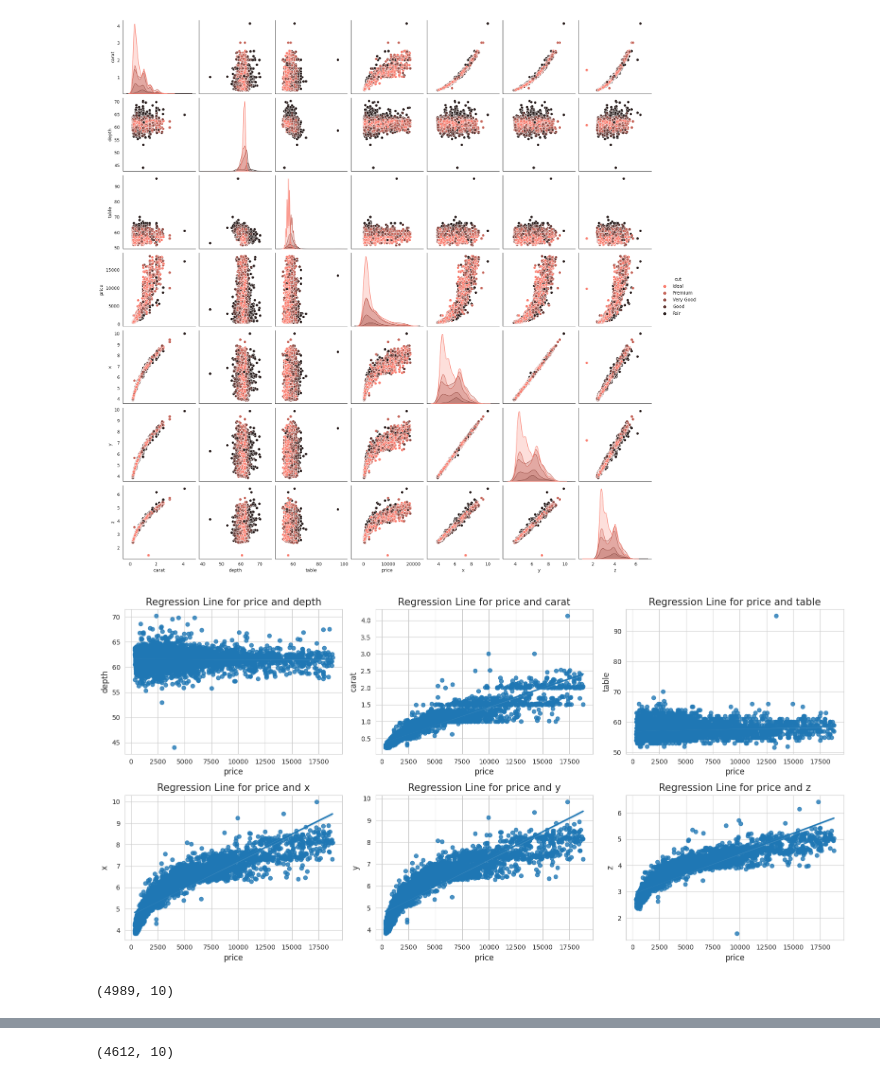
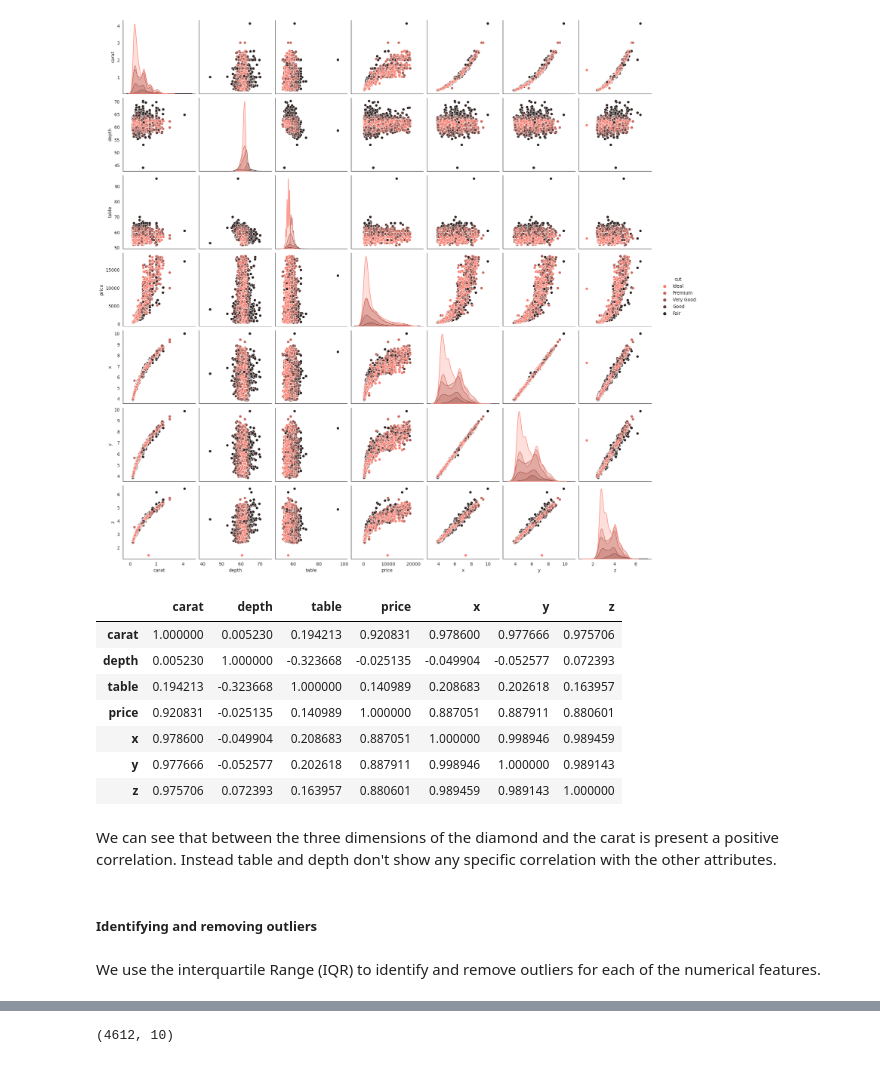
Before and after one commit to carolacaivano/Diamond-Price-Prediction, a Jupyter notebook: solution/xtream.ipynb, the cells around one changed output, grey strips where cells are left out. Drawn from its saved outputs; the diff is of its cells as text; code cells hidden in the pictures.

```diff
--- a/solution/xtream.ipynb
+++ b/solution/xtream.ipynb
@@ -155,40 +181,24 @@ sns.pairplot(data,hue='cut', palette="dark:salmon_r")
 # %% [output]
 <seaborn.axisgrid.PairGrid at 0x...>
 [figure]
-# %%
-# Assuming 'data' is your dataset and you want to create regression lines for 'price', 'depth', 'carat', 'table', 'x', and 'y' variables
-sns.set_style("whitegrid")
-
-# Define the x variable
-x_variable = 'price'
-
-# Define the list of y variables
-y_variables = ['depth', 'carat', 'table','x','y','z']
-
-# Create subplots with two rows and three columns
-fig, axes = plt.subplots(nrows=2, ncols=3, figsize=(16, 8))
-
-# Iterate over each y variable
-for i, y_var in enumerate(y_variables):
-    # Calculate row and column indices
-    row_index = i // 3
-    col_index = i % 3
-
-    # Create regplot for each y variable
-    sns.regplot(x=x_variable, y=y_var, data=data, ax=axes[row_index, col_index])
-
-    # Set title for each subplot
-    axes[row_index, col_index].set_title(f'Regression Line for {x_variable} and {y_var}', fontsize=15)
-    axes[row_index, col_index].set_xlabel(x_variable, fontsize=12)
-    axes[row_index, col_index].set_ylabel(y_var, fontsize=12)
-
-# Adjust layout
-plt.tight_layout()
-
-# Show plot
-plt.show()
-# %% [output]
-[figure, removed]
+# %%
+correlation_matrix = data.corr()
+correlation_matrix
+# %% [output]
+|  | carat | depth | table | price | x | y | z |
+| carat | 1.000000 | 0.005230 | 0.194213 | 0.920831 | 0.978600 | 0.977666 | 0.975706 |
+| depth | 0.005230 | 1.000000 | -0.323668 | -0.025135 | -0.049904 | -0.052577 | 0.072393 |
+| table | 0.194213 | -0.323668 | 1.000000 | 0.140989 | 0.208683 | 0.202618 | 0.163957 |
+| price | 0.920831 | -0.025135 | 0.140989 | 1.000000 | 0.887051 | 0.887911 | 0.880601 |
+| x | 0.978600 | -0.049904 | 0.208683 | 0.887051 | 1.000000 | 0.998946 | 0.989459 |
+| y | 0.977666 | -0.052577 | 0.202618 | 0.887911 | 0.998946 | 1.000000 | 0.989143 |
+| z | 0.975706 | 0.072393 | 0.163957 | 0.880601 | 0.989459 | 0.989143 | 1.000000 |
+# %% [markdown]
+We can see that between the three dimensions of the diamond and the carat is present a positive correlation. Instead table and depth don't show any specific correlation with the other attributes.
+# %% [markdown]
+##### Identifying and removing outliers
+# %% [markdown]
+ We use the interquartile Range (IQR) to identify and remove outliers for each of the numerical features.
 # %%
 def remove_outliers_numeric(df,feature,delta=1.5):
     '''This function takes as input DataFrame and the feature name to consider and remove outliers
@@ -200,8 +210,3 @@ def remove_outliers_numeric(df,feature,delta=1.5):
     filter_value = (df[feature] >= Q1_value - delta * IQR_value) & (df[feature] <= Q3_value + delta *IQR_value)
     df = df.loc[filter_value,:]
     return df
-# %%
-data1=data.copy()
-data1.shape
-# %% [output]
-(4989, 10)
```
Also changed, not shown: parts of 41 cells of this notebook.
